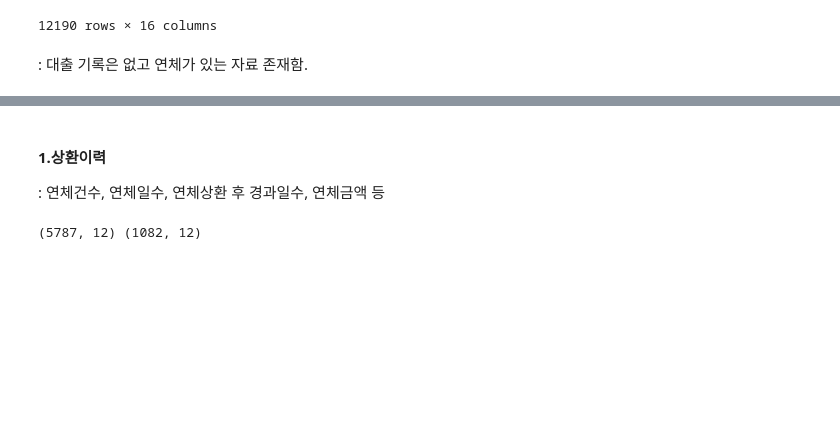
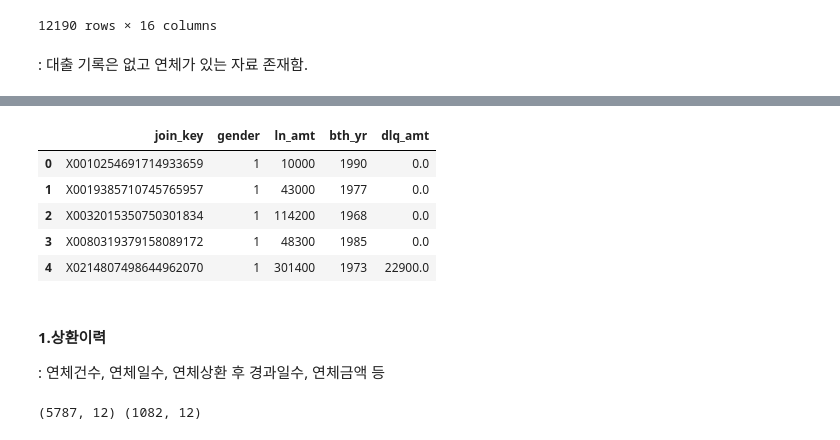
Before and after one commit to HyangGonJin/credb, a Jupyter notebook: [credb]Part1_preprocessing.ipynb, the cells around one changed output, grey strips where cells are left out. Drawn from its saved outputs; the diff is of its cells as text; code cells hidden in the pictures; blank space fills up the shorter version.

```diff
--- a/[credb]Part1_preprocessing.ipynb
+++ b/[credb]Part1_preprocessing.ipynb
@@ -516,0 +494,3 @@ df
+# %%
+df2 = df_dlq[(df_dlq['ym']==201712)].groupby(['join_key'],as_index=False).agg({'dlq_amt':'sum'})
+df2.head()
@@ -517,3 +504,14 @@ df
+# %%
+df = df1.merge(df2,on='join_key',how='left')
+df.loc[df['dlq_amt'].isnull()==True,'dlq_amt'] = 0
+df.head()
+# %% [output]
+|  | join_key | gender | ln_amt | bth_yr | dlq_amt |
+| 0 | X0010254691714933659 | 1 | 10000 | 1990 | 0.0 |
+| 1 | X0019385710745765957 | 1 | 43000 | 1977 | 0.0 |
+| 2 | X0032015350750301834 | 1 | 114200 | 1968 | 0.0 |
+| 3 | X0080319379158089172 | 1 | 48300 | 1985 | 0.0 |
+| 4 | X0214807498644962070 | 1 | 301400 | 1973 | 22900.0 |
 # %% [markdown]
 #### 1.상환이력<a name="subparagraph2.1"></a>
 
```
Also changed, not shown: parts of 13 cells of this notebook.
